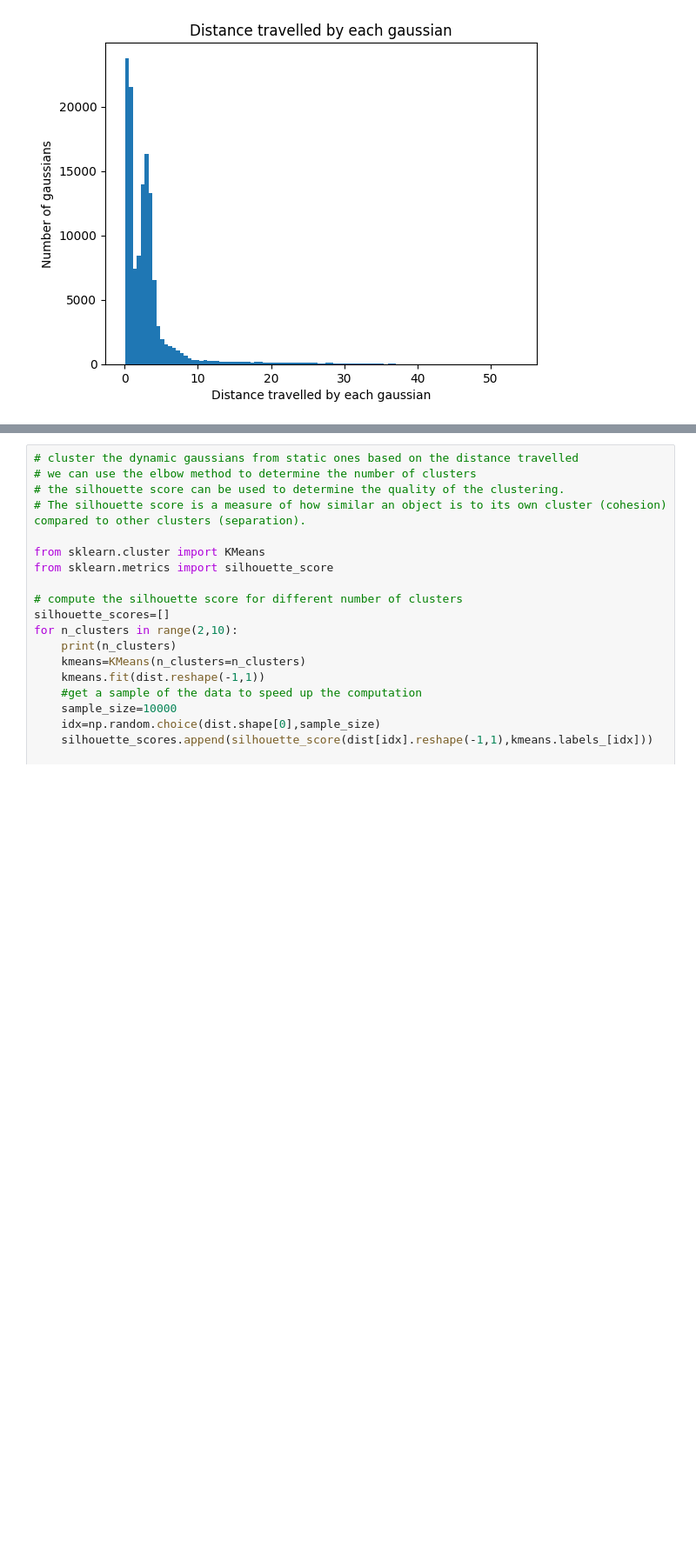
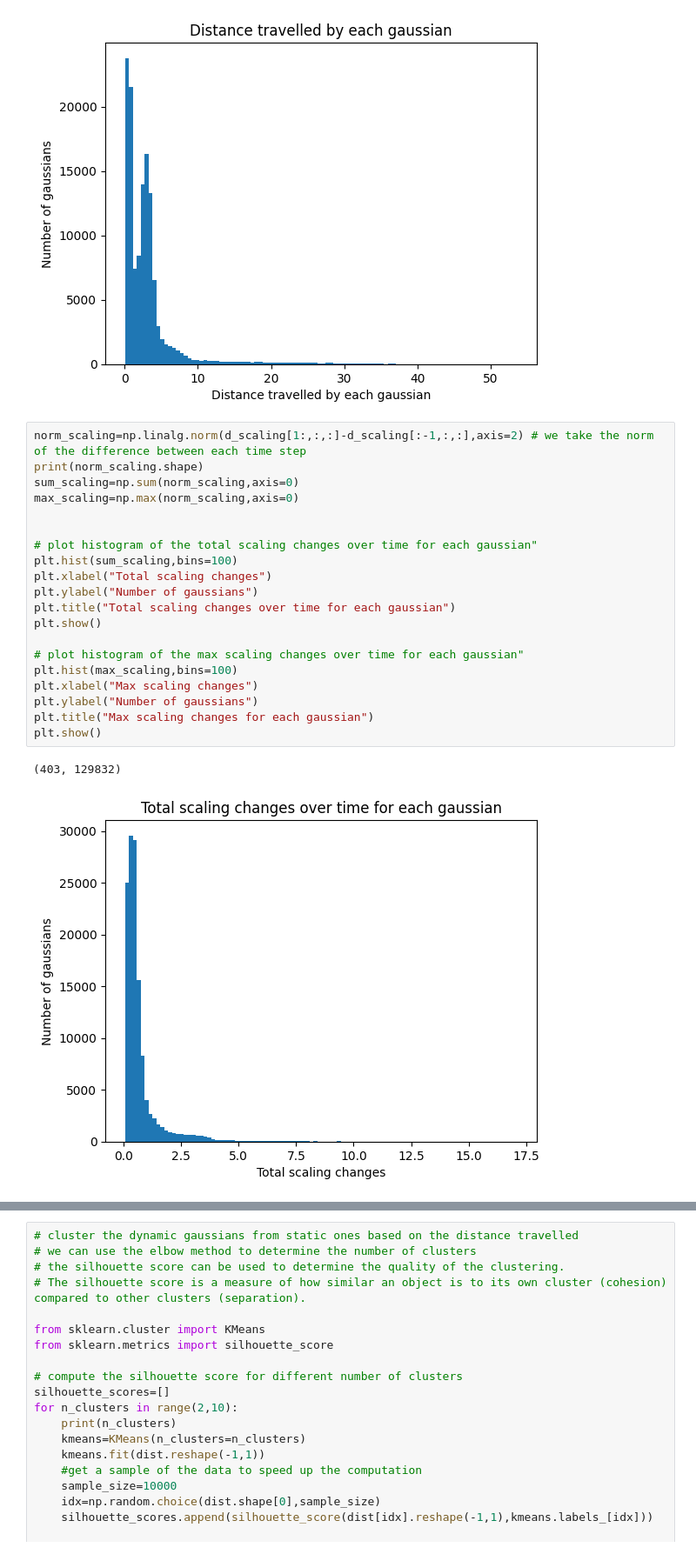
Before and after one commit to mickaelbressieux/Deformable-3D-Gaussians, a Jupyter notebook: Displacement.ipynb, the cells around one changed output, grey strips where cells are left out. Shown: that part at 87% size. Cells and saved outputs as stored; diff of their text form; blank space fills up the shorter version.

```diff
--- a/Displacement.ipynb
+++ b/Displacement.ipynb
@@ -83,3 +83,26 @@ plt.title("Distance travelled by each gaussian")
 plt.show()
 # %% [output]
 [figure]
+# %%
+norm_scaling=np.linalg.norm(d_scaling[1:,:,:]-d_scaling[:-1,:,:],axis=2) # we take the norm of the difference between each time step
+print(norm_scaling.shape)
+sum_scaling=np.sum(norm_scaling,axis=0)
+max_scaling=np.max(norm_scaling,axis=0)
+
+
+# plot histogram of the total scaling changes over time for each gaussian"
+plt.hist(sum_scaling,bins=100)
+plt.xlabel("Total scaling changes")
+plt.ylabel("Number of gaussians")
+plt.title("Total scaling changes over time for each gaussian")
+plt.show()
+
+# plot histogram of the max scaling changes over time for each gaussian"
+plt.hist(max_scaling,bins=100)
+plt.xlabel("Max scaling changes")
+plt.ylabel("Number of gaussians")
+plt.title("Max scaling changes for each gaussian")
+plt.show()
+# %% [output]
+(403, 129832)
+[figure, added]
```
Also changed, not shown: parts of 1 cell of this notebook, 6 other files.
